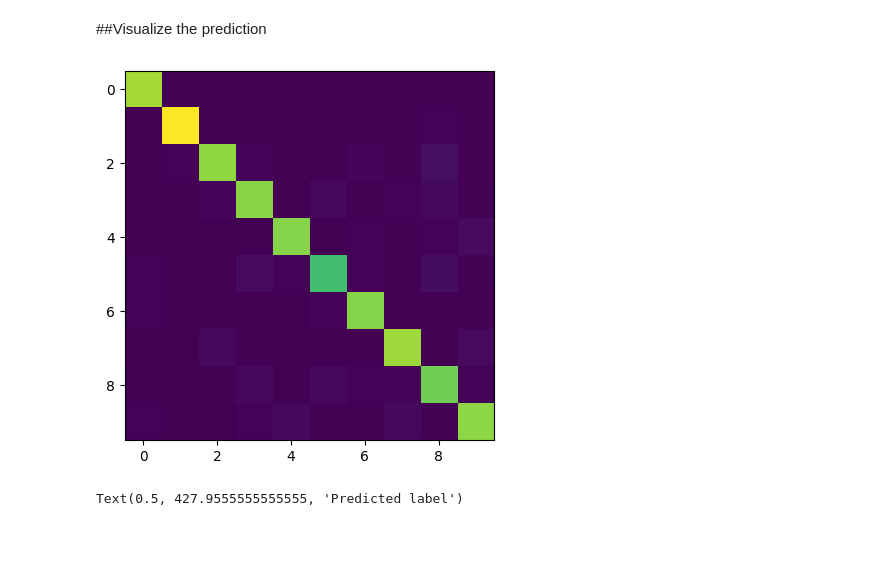
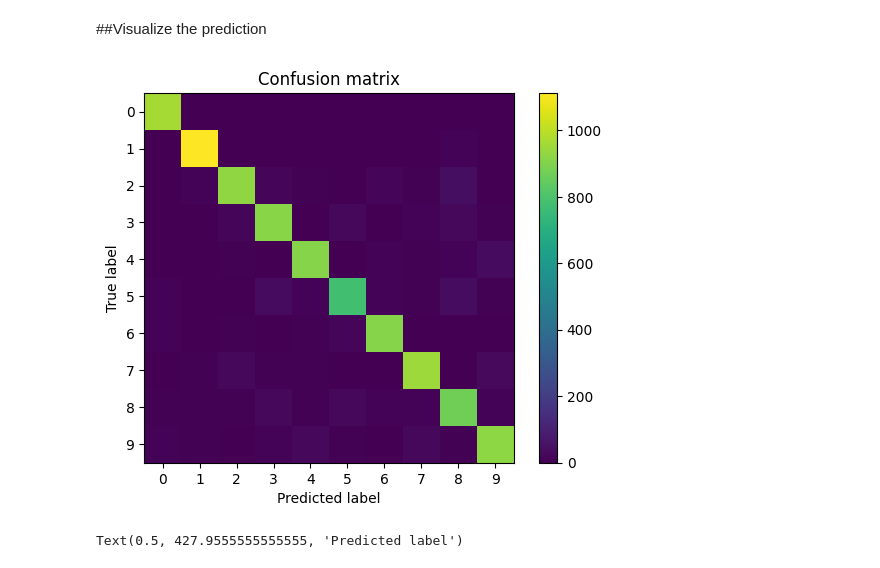
Before and after one commit to JonaBaron/MNIST-dataset, a Jupyter notebook: Project1_COMP472.ipynb, the cells around one changed output. Drawn from its saved outputs; the diff is of its cells as text; code cells hidden in the pictures; blank space fills up the shorter version.

```diff
--- a/Project1_COMP472.ipynb
+++ b/Project1_COMP472.ipynb
@@ -85,12 +85,18 @@ Please also refer to the documentation for alternative solver options:
 # %%
 # import the metrics class
 from sklearn import metrics
 
 cnf_matrix = metrics.confusion_matrix(y_test, y_pred)
 plt.imshow(cnf_matrix)
+plt.title('Confusion matrix')
+plt.colorbar()
+plt.xlabel('Predicted label')
+plt.ylabel('True label')
+plt.xticks(np.arange(10), label_unique)
+plt.yticks(np.arange(10), label_unique)
 plt.show()
 # %% [output]
-[figure, old version]
+[figure, new version]
 # %%
 # import required modules
 import numpy as np
```
